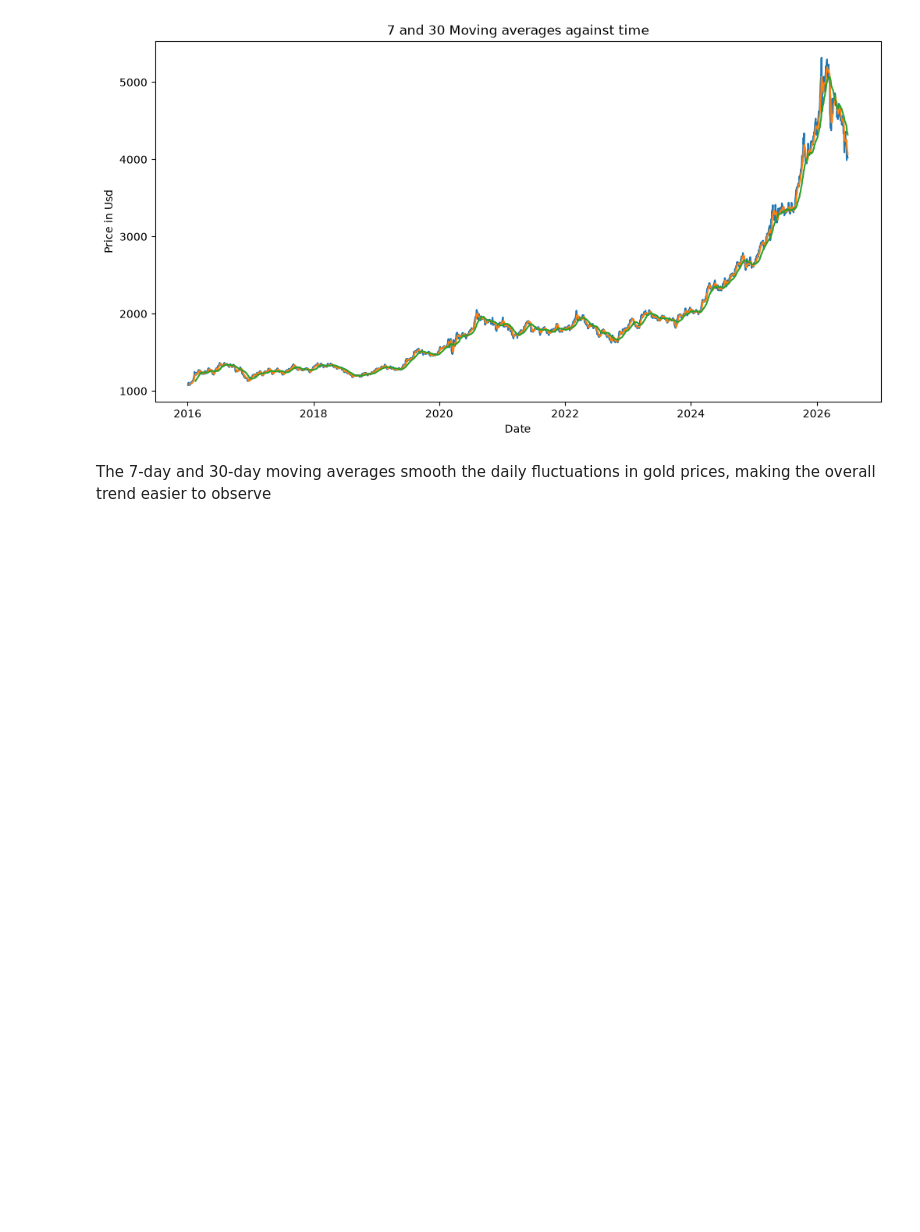
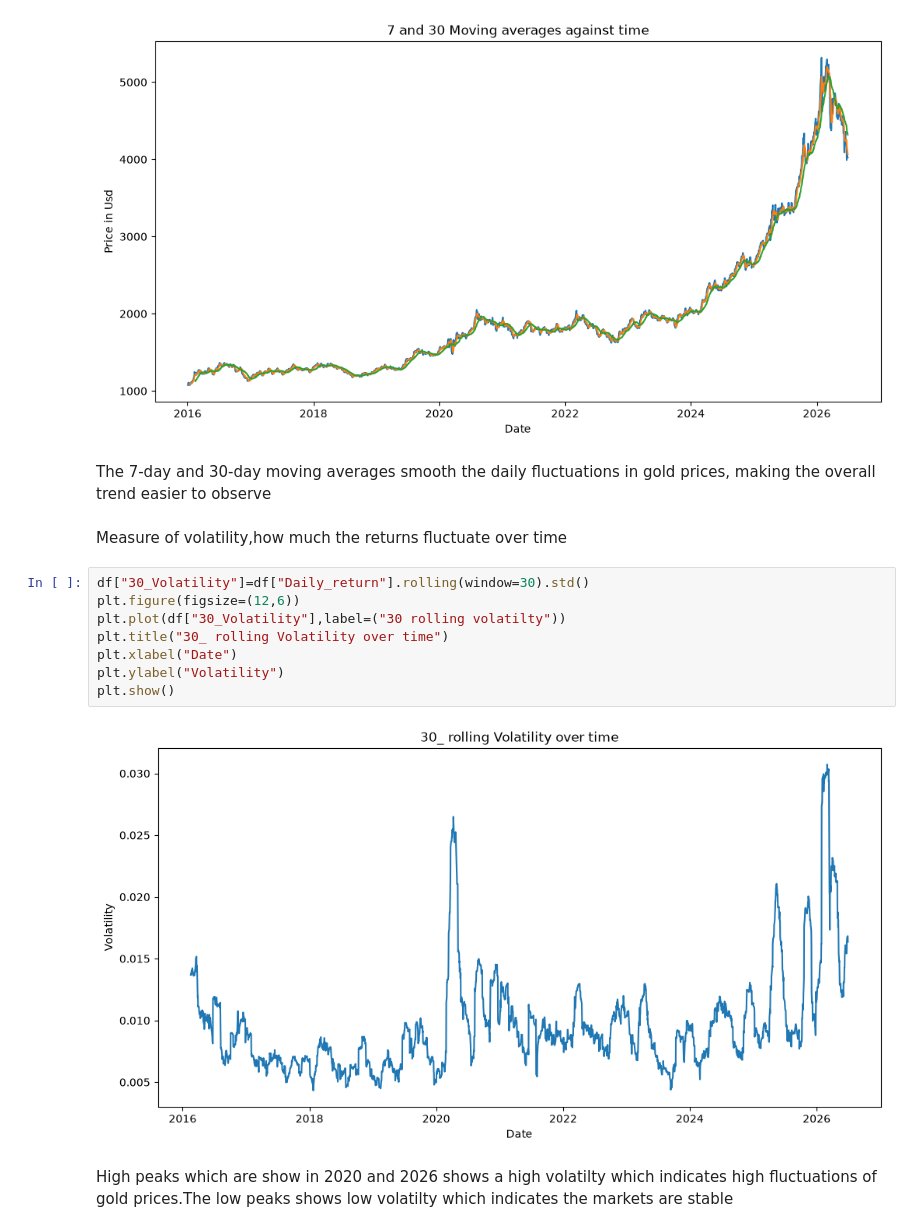
Before and after one commit to Kimu-koech/gold-price-analysis, a Jupyter notebook: gold-price-analysis/notebooks/gold_prices_analysis.ipynb, the cells around one changed output. Saved outputs shown, nothing was run; the diff lists cells and outputs as text; blank space fills up the shorter version.

Commit message:
Adding volatilty features and visualizations

```diff
--- a/gold-price-analysis/notebooks/gold_prices_analysis.ipynb
+++ b/gold-price-analysis/notebooks/gold_prices_analysis.ipynb
@@ -241,3 +241,18 @@ plt.show()
 [figure]
 # %% [markdown]
 The 7-day and 30-day moving averages smooth the daily fluctuations in gold prices, making the overall trend easier to observe
+# %% [markdown]
+Measure of volatility,how much the returns fluctuate over time
+# %%
+df["30_Volatility"]=df["Daily_return"].rolling(window=30).std()
+plt.figure(figsize=(12,6))
+plt.plot(df["30_Volatility"],label=("30 rolling volatilty"))
+plt.title("30_ rolling Volatility over time")
+plt.xlabel("Date")
+plt.ylabel("Volatility")
+plt.show()
+# %% [output]
+[figure, added]
+# %% [markdown]
+High peaks which are show in 2020 and 2026 shows a high volatilty which indicates high fluctuations of gold prices.The low peaks
+shows low volatilty which indicates the markets are stable
```
Also changed, not shown: 1 other file.
